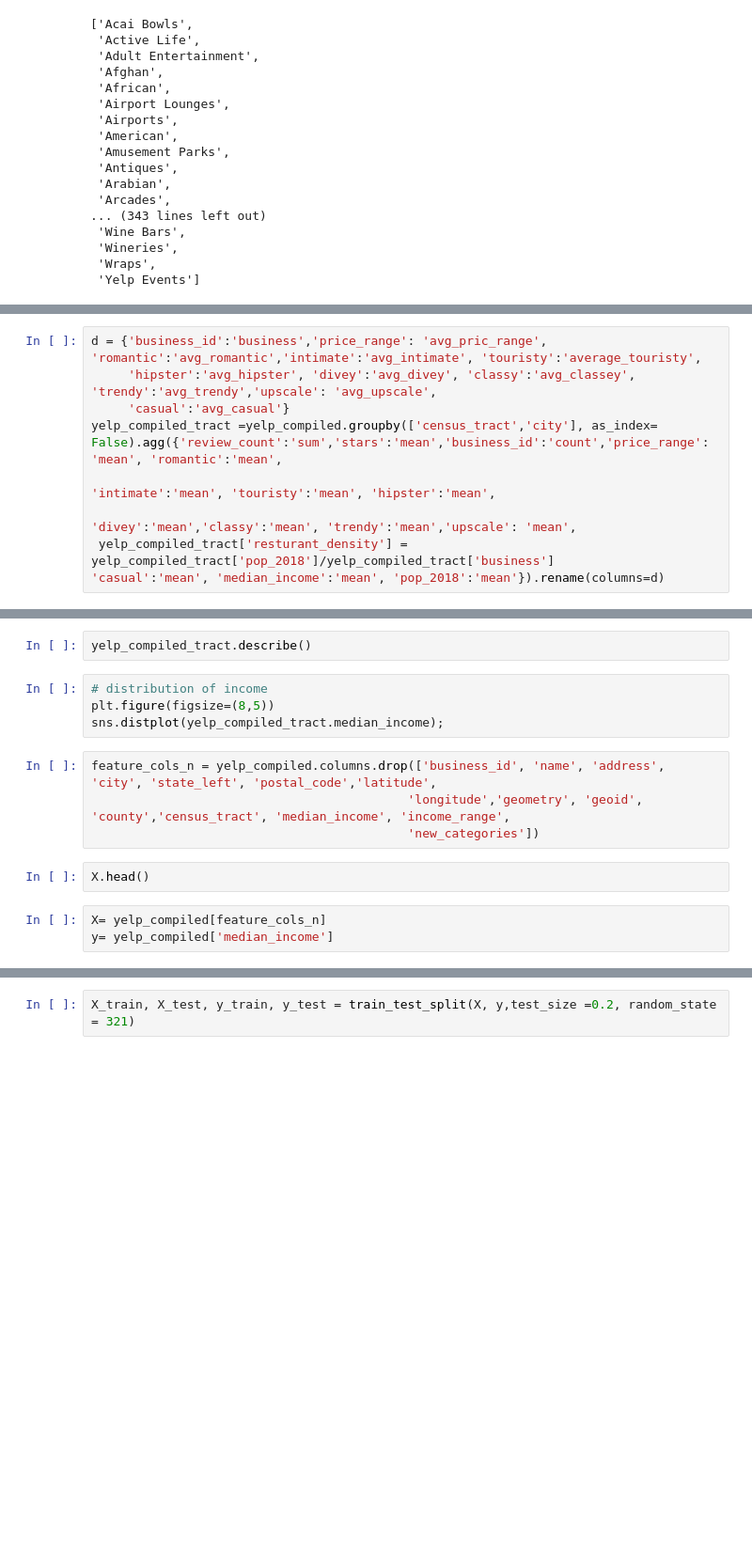
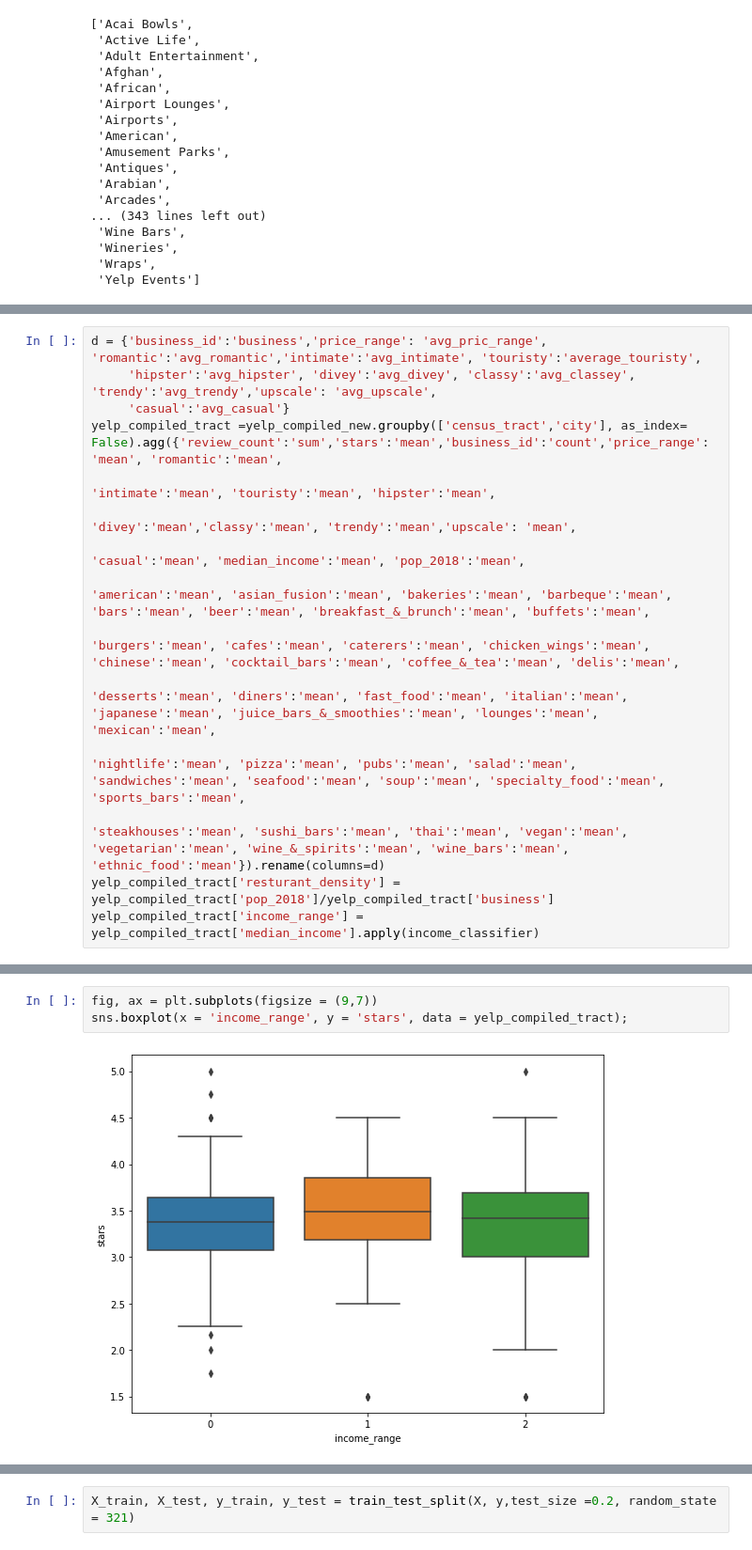
Before and after one commit to sanamica/restaurant_preference, a Jupyter notebook: Models_all.ipynb, the cells around one changed output, grey strips where cells are left out. Shown at 94% size. Drawn from its saved outputs; the diff is of its cells as text; blank space fills up the shorter version.

```diff
--- a/Models_all.ipynb
+++ b/Models_all.ipynb
@@ -126,7 +223,14 @@ list(yelp_compiled.columns)
 d = {'business_id':'business','price_range': 'avg_pric_range', 'romantic':'avg_romantic','intimate':'avg_intimate', 'touristy':'average_touristy',
      'hipster':'avg_hipster', 'divey':'avg_divey', 'classy':'avg_classey', 'trendy':'avg_trendy','upscale': 'avg_upscale',
      'casual':'avg_casual'}
-yelp_compiled_tract =yelp_compiled.groupby(['census_tract','city'], as_index= False).agg({'review_count':'sum','stars':'mean','business_id':'count','price_range': 'mean', 'romantic':'mean',
+yelp_compiled_tract =yelp_compiled_new.groupby(['census_tract','city'], as_index= False).agg({'review_count':'sum','stars':'mean','business_id':'count','price_range': 'mean', 'romantic':'mean',
                                                                                  'intimate':'mean', 'touristy':'mean', 'hipster':'mean',
                                                                                  'divey':'mean','classy':'mean', 'trendy':'mean','upscale': 'mean',
- yelp_compiled_tract['resturant_density'] = yelp_compiled_tract['pop_2018']/yelp_compiled_tract['business']                                                                                'casual':'mean', 'median_income':'mean', 'pop_2018':'mean'}).rename(columns=d)
+                                                                                 'casual':'mean', 'median_income':'mean', 'pop_2018':'mean',
+                                                                                    'american':'mean', 'asian_fusion':'mean', 'bakeries':'mean', 'barbeque':'mean', 'bars':'mean', 'beer':'mean', 'breakfast_&_brunch':'mean', 'buffets':'mean',
+                                                                                              'burgers':'mean', 'cafes':'mean', 'caterers':'mean', 'chicken_wings':'mean', 'chinese':'mean', 'cocktail_bars':'mean', 'coffee_&_tea':'mean', 'delis':'mean',
+                                                                                              'desserts':'mean', 'diners':'mean', 'fast_food':'mean', 'italian':'mean', 'japanese':'mean', 'juice_bars_&_smoothies':'mean', 'lounges':'mean', 'mexican':'mean',
+                                                                                              'nightlife':'mean', 'pizza':'mean', 'pubs':'mean', 'salad':'mean', 'sandwiches':'mean', 'seafood':'mean', 'soup':'mean', 'specialty_food':'mean', 'sports_bars':'mean',
+                                                                                              'steakhouses':'mean', 'sushi_bars':'mean', 'thai':'mean', 'vegan':'mean', 'vegetarian':'mean', 'wine_&_spirits':'mean', 'wine_bars':'mean', 'ethnic_food':'mean'}).rename(columns=d)
+yelp_compiled_tract['resturant_density'] = yelp_compiled_tract['pop_2018']/yelp_compiled_tract['business']
+yelp_compiled_tract['income_range'] = yelp_compiled_tract['median_income'].apply(income_classifier)
@@ -135,15 +272,5 @@ yelp_compiled_tract.head()
-# %%
-yelp_compiled_tract.describe()
-# %%
-# distribution of income
-plt.figure(figsize=(8,5))
-sns.distplot(yelp_compiled_tract.median_income);
-# %%
-feature_cols_n = yelp_compiled.columns.drop(['business_id', 'name', 'address', 'city', 'state_left', 'postal_code','latitude',
-                                           'longitude','geometry', 'geoid', 'county','census_tract', 'median_income', 'income_range',
-                                           'new_categories'])
-# %%
-X.head()
-# %%
-X= yelp_compiled[feature_cols_n]
-y= yelp_compiled['median_income']
+# %%
+fig, ax = plt.subplots(figsize = (9,7))
+sns.boxplot(x = 'income_range', y = 'stars', data = yelp_compiled_tract);
+# %% [output]
+[figure, added]
```
Also changed, not shown: parts of 50 cells of this notebook, 1 other file.
